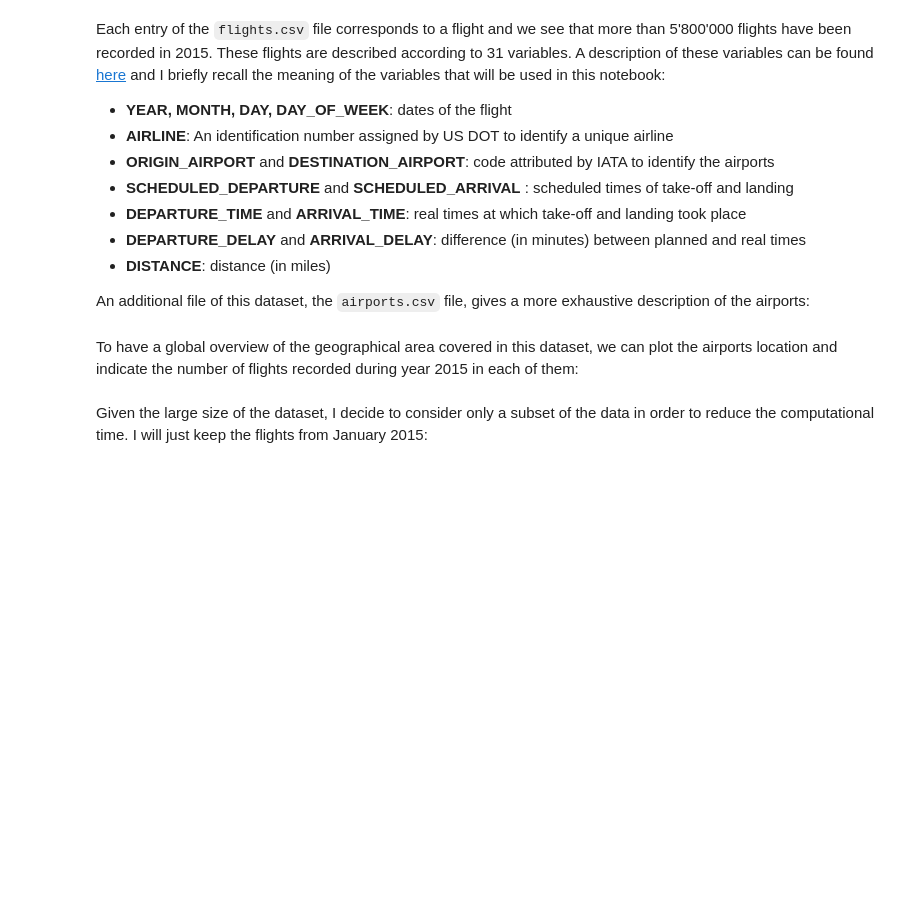
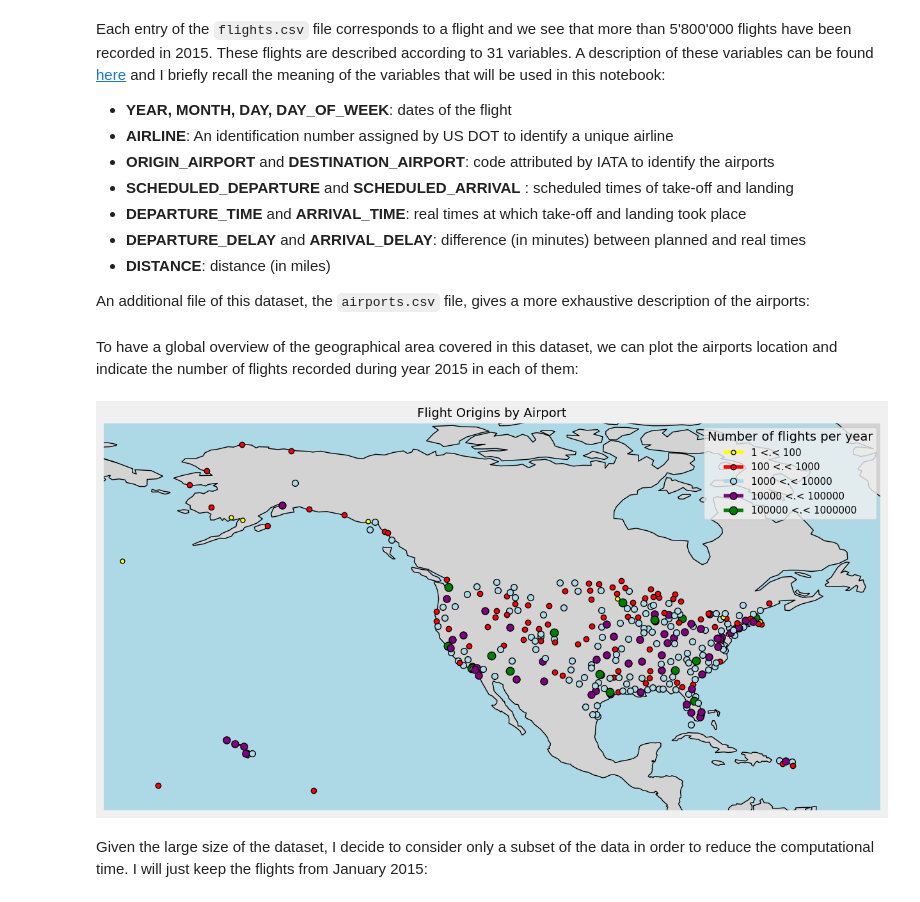
Before and after one commit to manikverma2-2/projects, a Jupyter notebook: Predicting flight delays.ipynb, the cells around one changed output. Saved outputs shown, nothing was run; the diff lists cells and outputs as text; code cells hidden in the pictures; blank space fills up the shorter version.

Commit message:
Kaggle Notebook | Predicting flight delays [Tutorial] | Version 2

```diff
--- a/Predicting flight delays.ipynb
+++ b/Predicting flight delays.ipynb
@@ -113,43 +124,58 @@ airports = pd.read_csv("../input/airports.csv")
 # %% [markdown]
 To have a global overview of the geographical area covered in this dataset, we can plot the airports location and indicate the number of flights recorded during year 2015 in each of them:
 # %%
+# Count number of flights from each origin airport
 count_flights = df['ORIGIN_AIRPORT'].value_counts()
-#___________________________
-plt.figure(figsize=(11,11))
-#________________________________________
-# define properties of markers and labels
+
+# Define color and size categories
 colors = ['yellow', 'red', 'lightblue', 'purple', 'green', 'orange']
 size_limits = [1, 100, 1000, 10000, 100000, 1000000]
 labels = []
-for i in range(len(size_limits)-1):
-    labels.append("{} <.< {}".format(size_limits[i], size_limits[i+1]))
-#____________________________________________________________
-map = Basemap(resolution='i',llcrnrlon=-180, urcrnrlon=-50,
-              llcrnrlat=10, urcrnrlat=75, lat_0=0, lon_0=0,)
-map.shadedrelief()
-map.drawcoastlines()
-map.drawcountries(linewidth = 3)
-map.drawstates(color='0.3')
-#_____________________
-# put airports on map
-for index, (code, y,x) in airports[['IATA_CODE', 'LATITUDE', 'LONGITUDE']].iterrows():
-    x, y = map(x, y)
-    isize = [i for i, val in enumerate(size_limits) if val < count_flights[code]]
-    ind = isize[-1]
-    map.plot(x, y, marker='o', markersize = ind+5, markeredgewidth = 1, color = colors[ind],
-             markeredgecolor='k', label = labels[ind])
-#_____________________________________________
-# remove duplicate labels and set their order
-handles, labels = plt.gca().get_legend_handles_labels()
-by_label = OrderedDict(zip(labels, handles))
+for i in range(len(size_limits) - 1):
+    labels.append(f"{size_limits[i]} <.< {size_limits[i+1]}")
+
+# Start plotting
+plt.figure(figsize=(14, 10))
+ax = plt.axes(projection=ccrs.PlateCarree())
+ax.set_extent([-180, -50, 10, 75], crs=ccrs.PlateCarree())
+
+# Add base map features
+ax.add_feature(cfeature.LAND, facecolor='lightgray')
+ax.add_feature(cfeature.OCEAN, facecolor='lightblue')
+# ax.add_feature(cfeature.BORDERS, linewidth=1)
+# ax.add_feature(cfeature.STATES, edgecolor='gray')
+ax.add_feature(cfeature.COASTLINE)
+
+# Plot airport locations
+for index, row in airports.iterrows():
+    code = row['IATA_CODE']
+    lat = row['LATITUDE']
+    lon = row['LONGITUDE']
+    if code not in count_flights:
+        continue
+    flight_count = count_flights[code]
+    size_index = max(i for i, val in enumerate(size_limits) if val < flight_count)
+    ax.plot(lon, lat, marker='o', markersize=size_index + 5,
+            markeredgewidth=1, color=colors[size_index], markeredgecolor='k',
+            transform=ccrs.PlateCarree(), label=labels[size_index])
+
+# Deduplicate and reorder legend
+handles, label_texts = plt.gca().get_legend_handles_labels()
+by_label = OrderedDict(zip(label_texts, handles))
 key_order = ('1 <.< 100', '100 <.< 1000', '1000 <.< 10000',
              '10000 <.< 100000', '100000 <.< 1000000')
 new_label = OrderedDict()
 for key in key_order:
-    new_label[key] = by_label[key]
-plt.legend(new_label.values(), new_label.keys(), loc = 1, prop= {'size':11},
-           title='Number of flights per year', frameon = True, framealpha = 1)
+    if key in by_label:
+        new_label[key] = by_label[key]
+
+plt.legend(new_label.values(), new_label.keys(), loc='upper right',
+           title='Number of flights per year', fontsize=11, frameon=True)
+
+plt.title("Flight Origins by Airport", fontsize=14)
 plt.show()
+# %% [output]
+[figure, added]
 # %% [markdown]
 Given the large size of the dataset, I decide to consider only a subset of the data in order to reduce the computational time. I will just keep the flights from January 2015:
 # %%
```
Also changed, not shown: parts of 66 cells of this notebook.
